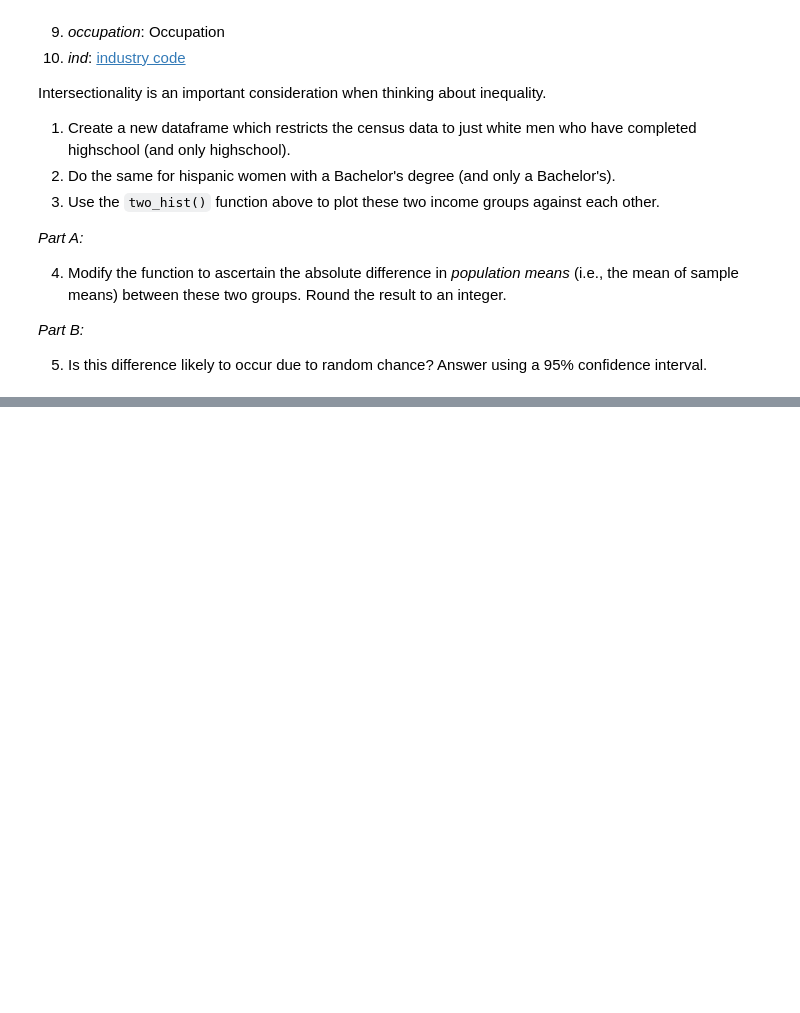
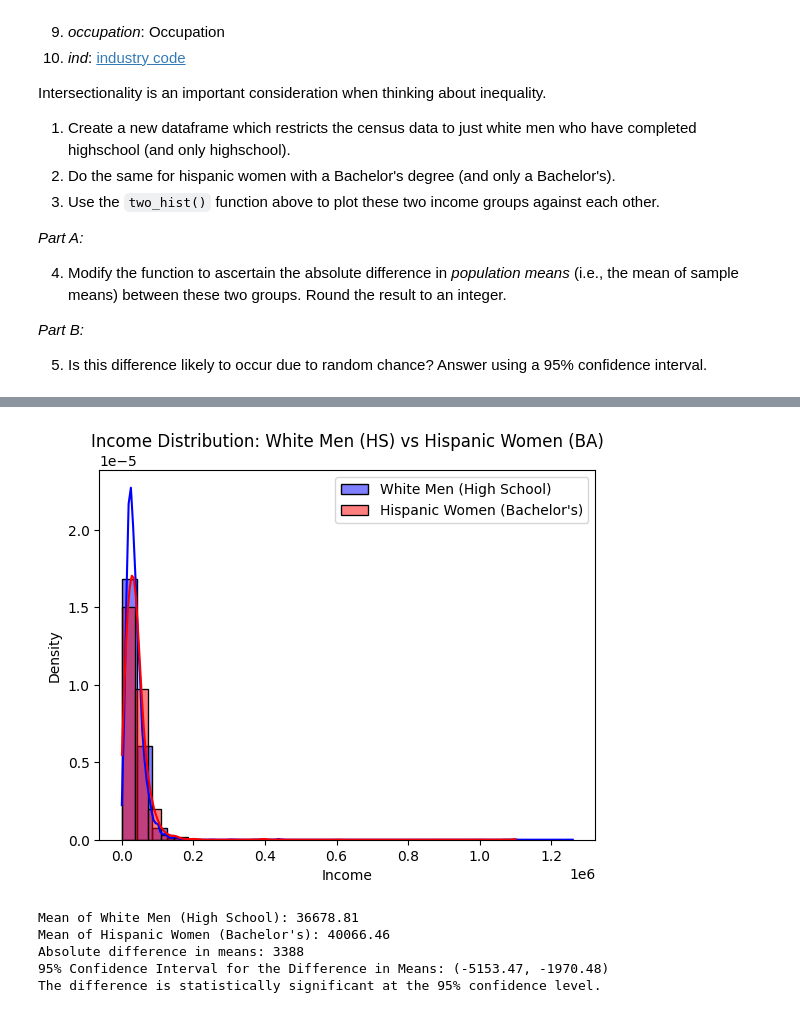
Before and after one commit to james0206-666/QM2-2024, a Jupyter notebook: W5_Distributions_and_Basic_Statistics.ipynb, the cells around one changed output, grey strips where cells are left out. Cells and saved outputs as stored; diff of their text form; code cells hidden in the pictures; blank space fills up the shorter version.

```diff
--- a/W5_Distributions_and_Basic_Statistics.ipynb
+++ b/W5_Distributions_and_Basic_Statistics.ipynb
@@ -157,0 +150,3 @@ Name: race, dtype: int64
+# %%
+df['race']=df['race'].astype('category')
+df['race'].describe()
@@ -621,0 +541,64 @@ The difference is unlikely due to random chance (0 is outside the 95% confidence
+# %%
+import pandas as pd
+import numpy as np
+import seaborn as sns
+import matplotlib.pyplot as plt
+
+df = pd.read_csv('https://storage.googleapis.com/qm2/wk7/cps.csv')
+
+white_men_hs = df[(df['sex'] == 1) & (df['race'] == 1) & (df['sch'] == 12)]
+
+hispanic_women_ba = df[(df['sex'] == 2) & (df['race'] == 3) & (df['sch'] == 16)]
+
+def two_hist(data1, data2, label1, label2, title):
+    sns.histplot(data1, kde=True, color='blue', label=label1, stat="density", bins=30)
+    sns.histplot(data2, kde=True, color='red', label=label2, stat="density", bins=30)
+    plt.legend()
+    plt.title(title)
+    plt.xlabel("Income")
+    plt.ylabel("Density")
+    plt.show()
+    mean1 = np.mean(data1)
+    mean2 = np.mean(data2)
+    abs_diff = round(abs(mean1 - mean2))
+    print(f"Mean of {label1}: {mean1:.2f}")
+    print(f"Mean of {label2}: {mean2:.2f}")
+    print(f"Absolute difference in means: {abs_diff}")
+    return abs_diff
+
+income_white_men_hs = white_men_hs['incwage'].dropna()
+income_hispanic_women_ba = hispanic_women_ba['incwage'].dropna()
+
+abs_diff = two_hist(
+    income_white_men_hs,
+    income_hispanic_women_ba,
+    label1="White Men (High School)",
+    label2="Hispanic Women (Bachelor's)",
+    title="Income Distribution: White Men (HS) vs Hispanic Women (BA)"
+)
+
+def bootstrap_mean_diff(data1, data2, n_bootstrap=1000, ci=95):
+    mean_diffs = []
+    for _ in range(n_bootstrap):
+        sample1 = np.random.choice(data1.to_numpy(), size=len(data1), replace=True)
+        sample2 = np.random.choice(data2.to_numpy(), size=len(data2), replace=True)
+        mean_diffs.append(np.mean(sample1) - np.mean(sample2))
+    lower_bound = np.percentile(mean_diffs, (100 - ci) / 2)
+    upper_bound = np.percentile(mean_diffs, 100 - (100 - ci) / 2)
+    return lower_bound, upper_bound
+
+ci_lower, ci_upper = bootstrap_mean_diff(income_white_men_hs, income_hispanic_women_ba)
+
+print(f"95% Confidence Interval for the Difference in Means: ({ci_lower:.2f}, {ci_upper:.2f})")
+
+if ci_lower > 0 and ci_upper > 0 or ci_lower < 0 and ci_upper < 0:
+    print("The difference is statistically significant at the 95% confidence level.")
+else:
+    print("The difference is NOT statistically significant at the 95% confidence level.")
+# %% [output]
+[figure, added]
+Mean of White Men (High School): 36678.81
+Mean of Hispanic Women (Bachelor's): 40066.46
+Absolute difference in means: 3388
+95% Confidence Interval for the Difference in Means: (-5153.47, -1970.48)
+The difference is statistically significant at the 95% confidence level.
```
Also changed, not shown: parts of 3 cells of this notebook.
